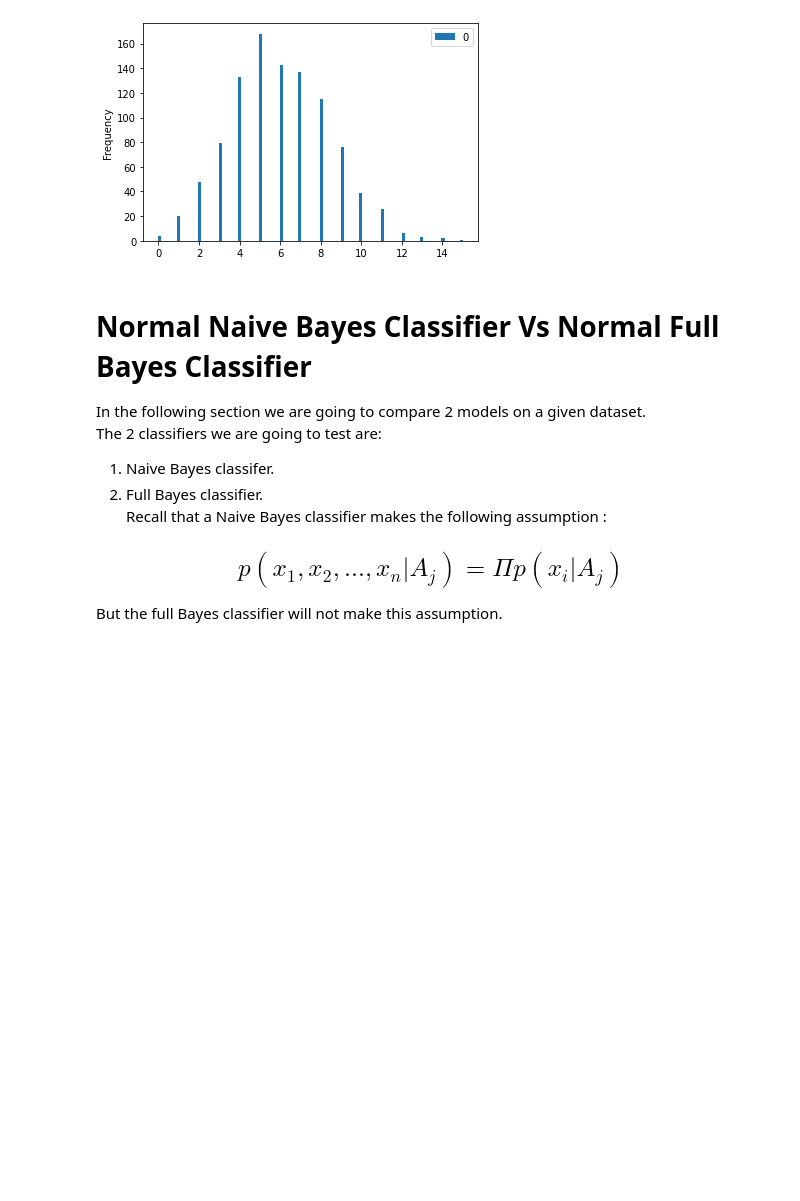
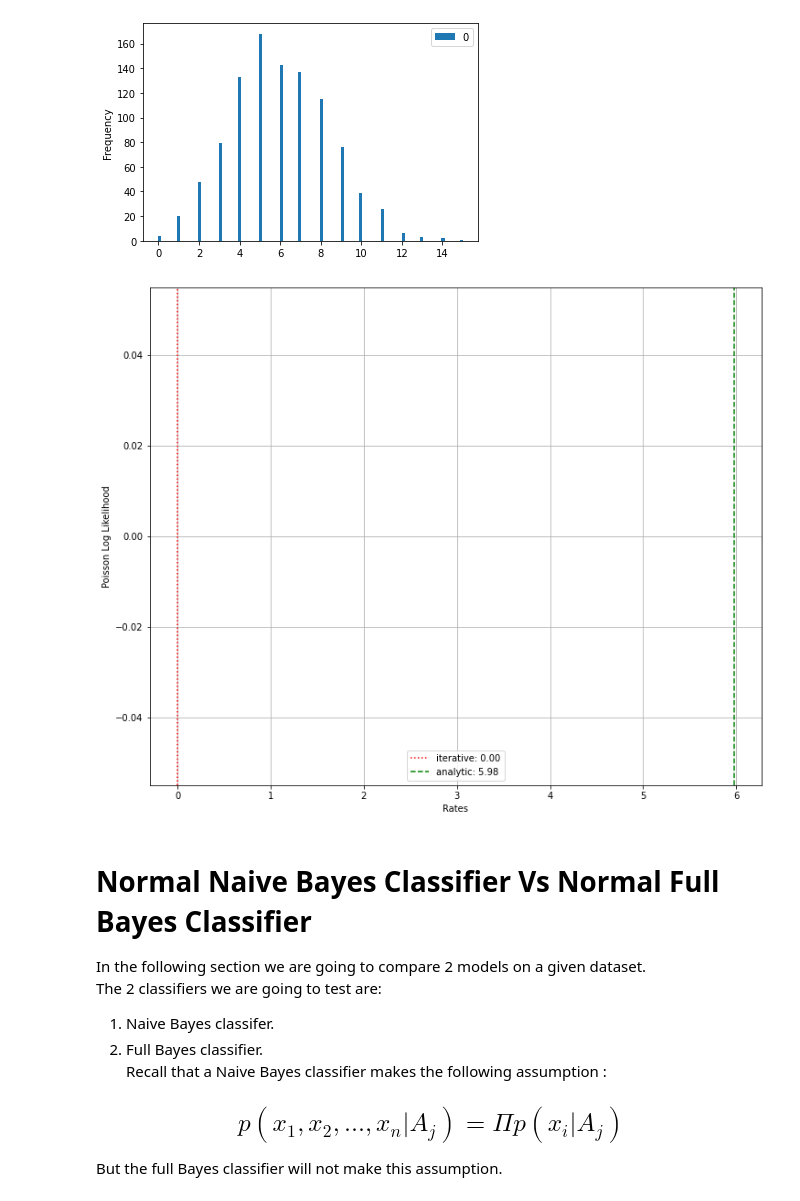
Before and after one commit to RoyR-IDC/MachineLearningFromData, a Jupyter notebook: HW3/ProbabilisticModels.ipynb, the cells around one changed output. Cells and saved outputs as stored; diff of their text form; code cells hidden in the pictures; blank space fills up the shorter version.

```diff
--- a/HW3/ProbabilisticModels.ipynb
+++ b/HW3/ProbabilisticModels.ipynb
@@ -196,15 +296,4 @@ def get_single_poisson_log_likelihood(samples: np.ndarray, rate: float):
 # %%
-def get_poisson_log_likelihoods(samples, rates):
-    """
-    samples: set of univariate discrete observations
-    rates: an iterable of rates to calculate log-likelihood by.
-
-    return: 1d numpy array, where each value represent that log-likelihood value of rates[i]
-    """
-    for rate in rates:
-        print(f'rate: {rate}, val: {get_single_poisson_log_likelihood(samples, rate)}')
-    return np.array([get_single_poisson_log_likelihood(samples, rate) for rate in rates])
-
 def possion_iterative_mle(samples, rates):
     """
     samples: set of univariate discrete observations
@@ -226,16 +313,21 @@ get_poisson_log_likelihoods(poisson_samples[0:5], rates[0:2])
 # %%
-# "x = rates\n",
-#     "y = get_poisson_log_likelihoods(poisson_samples, rates)\n",
-#     "\n",
-#     "iterative_rate = possion_iterative_mle(poisson_samples, rates)\n",
-#     "analytic_rate = possion_analytic_mle(poisson_samples)\n",
-#     "\n",
-#     "plt.figure()\n",
-#     "plt.plot(x, y)\n",
-#     "plt.axvline(x=iterative_rate, linestyle=':', c='r', label=f\"iterative: {iterative_rate:.2f}\")\n",
-#     "plt.axvline(x=analytic_rate, linestyle='--', c='g', label=f\"analytic: {analytic_rate:.2f}\")\n",
-#     "plt.legend()\n",
-#     "plt.show()"
+x = rates
+y = get_poisson_log_likelihoods(poisson_samples, rates)
+
+iterative_rate = possion_iterative_mle(poisson_samples, rates)
+analytic_rate = possion_analytic_mle(poisson_samples)
+
+plt.figure(figsize=(12, 10))
+plt.plot(x, y)
+plt.xlabel(f'Rates')
+plt.ylabel(f'Poisson Log Likelihood')
+plt.axvline(x=iterative_rate, linestyle=':', c='r', label=f"iterative: {iterative_rate:.2f}")
+plt.axvline(x=analytic_rate, linestyle='--', c='g', label=f"analytic: {analytic_rate:.2f}")
+plt.legend()
+plt.grid()
+plt.show()
+# %% [output]
+[figure, added]
 # %% [markdown]
 
 # Normal Naive Bayes Classifier Vs Normal Full Bayes Classifier
```
Also changed, not shown: parts of 14 cells of this notebook.
